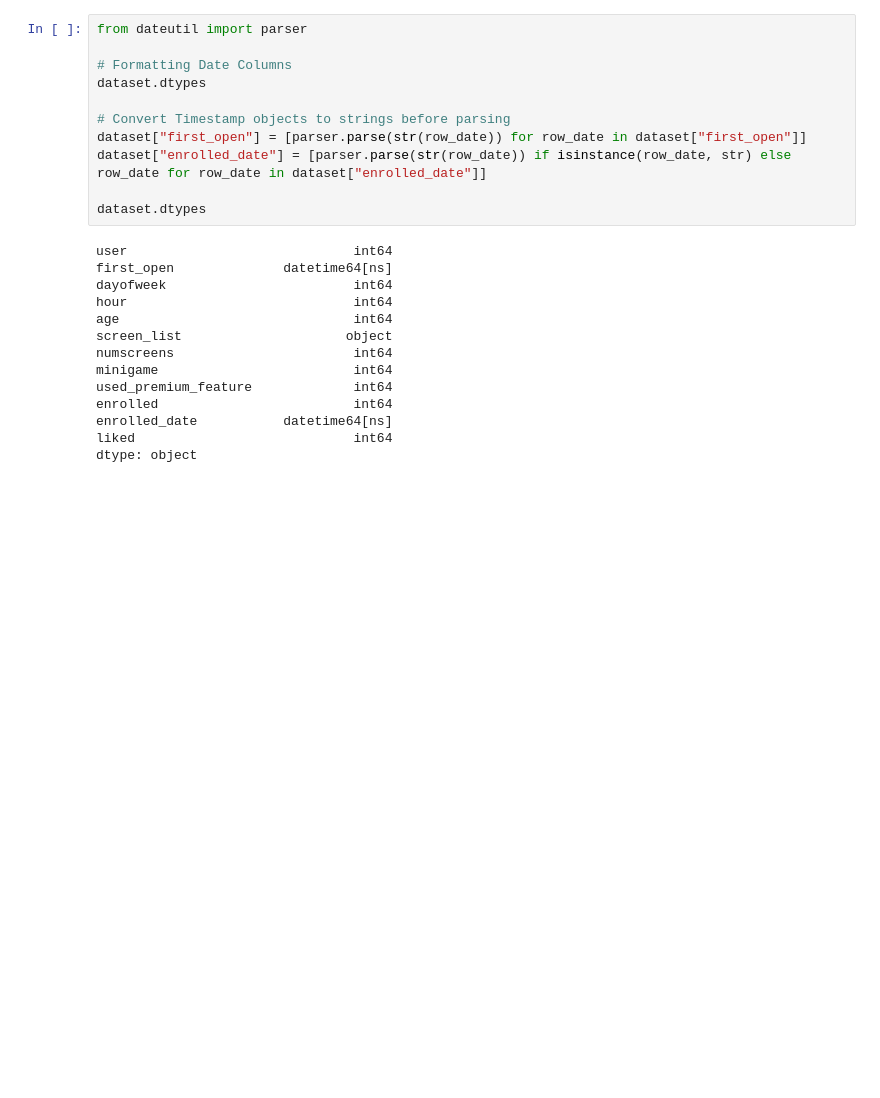
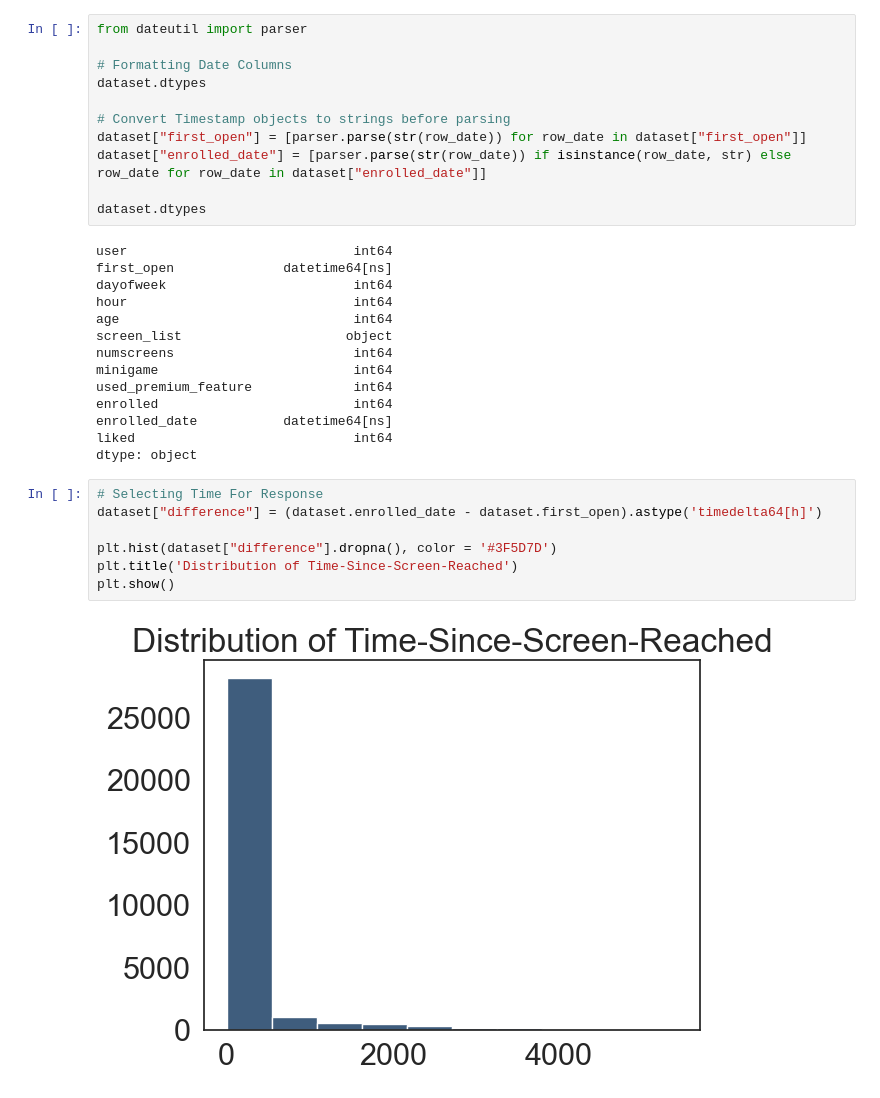
Before and after one commit to kwakyebrilliant/Fintech_casestudy, a Jupyter notebook: Project1EDA.ipynb, the cells around one changed output. Drawn from its saved outputs; the diff is of its cells as text; blank space fills up the shorter version.

Commit message:
time for response

```diff
--- a/Project1EDA.ipynb
+++ b/Project1EDA.ipynb
@@ -132,3 +132,12 @@ enrolled                         int64
 enrolled_date           datetime64[ns]
 liked                            int64
 dtype: object
+# %%
+# Selecting Time For Response
+dataset["difference"] = (dataset.enrolled_date - dataset.first_open).astype('timedelta64[h]')
+
+plt.hist(dataset["difference"].dropna(), color = '#3F5D7D')
+plt.title('Distribution of Time-Since-Screen-Reached')
+plt.show()
+# %% [output]
+[figure, added]
```
